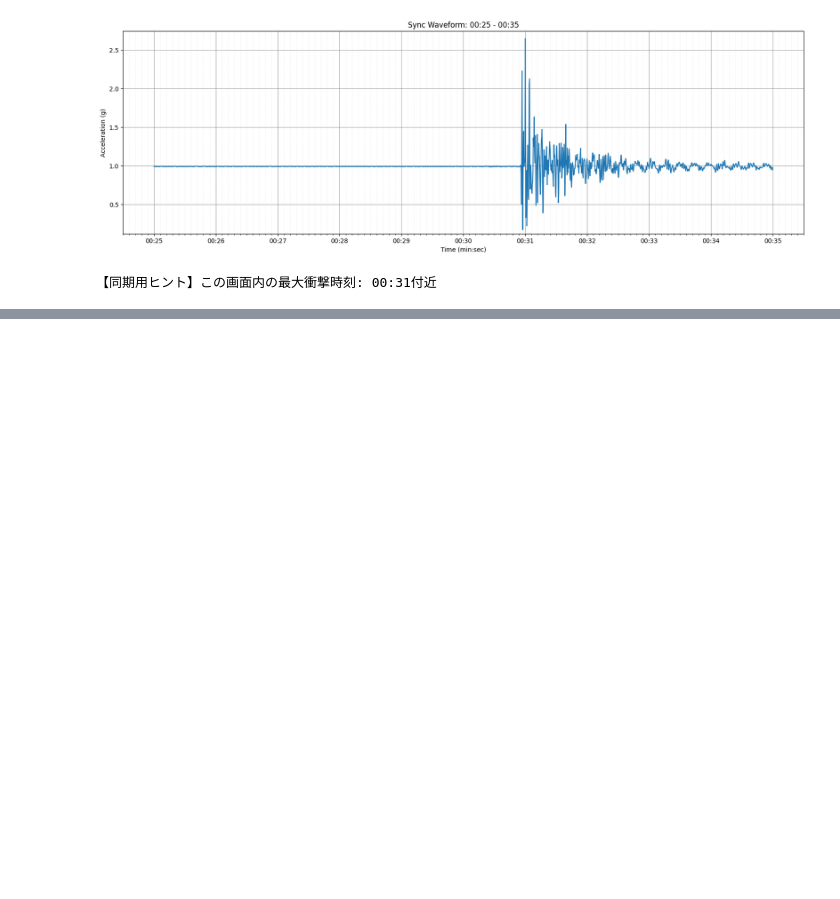
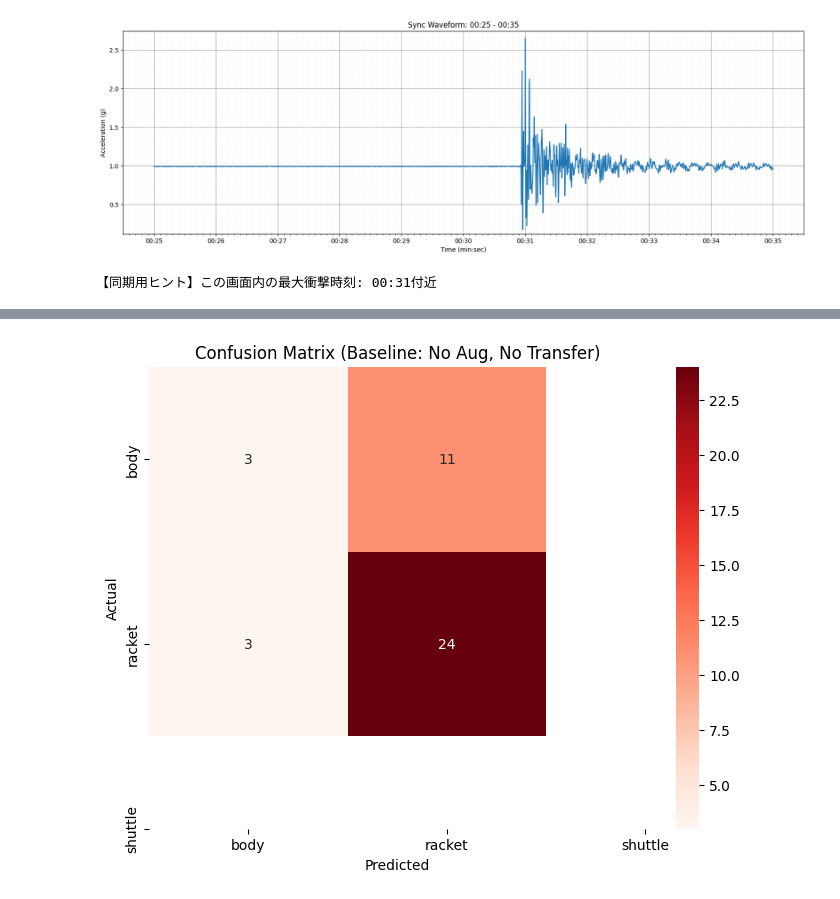
Before and after one commit to zkc1031/BadmintonNetTouch, a Jupyter notebook: notebooks/main_workflow.ipynb, the cells around one changed output, grey strips where cells are left out. Drawn from its saved outputs; the diff is of its cells as text; code cells hidden in the pictures; blank space fills up the shorter version.

```diff
--- a/notebooks/main_workflow.ipynb
+++ b/notebooks/main_workflow.ipynb
@@ -1072,0 +1114,71 @@ print("スペクトログラムの生成が完了しました！ 'spectrograms'
+# %%
+import tensorflow as tf
+from tensorflow.keras import layers, models
+from sklearn.metrics import classification_report, confusion_matrix
+import numpy as np
+import seaborn as sns
+import matplotlib.pyplot as plt
+
+# --- 1. データセットの準備 (画像は作成済みのものを使用) ---
+IMG_SIZE = (128, 128)
+BATCH_SIZE = 8
+
+train_ds = tf.keras.utils.image_dataset_from_directory(
+    'spectrograms/train', image_size=IMG_SIZE, batch_size=BATCH_SIZE, label_mode='int')
+val_ds = tf.keras.utils.image_dataset_from_directory(
+    'spectrograms/test', image_size=IMG_SIZE, batch_size=BATCH_SIZE, label_mode='int', shuffle=False)
+
+class_names = train_ds.class_names
+
+# --- 2. モデル構築（転移学習なし・かさましなしのシンプルなCNN） ---
+# MobileNetを使わず、自分で一から層を積み上げます（スクラッチ）
+model_simple = models.Sequential([
+    layers.Input(shape=(128, 128, 3)),
+    layers.Rescaling(1./255), # 正規化のみ実施
+
+    # シンプルな畳み込み層の積み重ね
+    layers.Conv2D(32, (3, 3), activation='relu'),
+    layers.MaxPooling2D((2, 2)),
+    layers.Conv2D(64, (3, 3), activation='relu'),
+    layers.MaxPooling2D((2, 2)),
+    layers.Conv2D(64, (3, 3), activation='relu'),
+
+    layers.Flatten(),
+    layers.Dense(64, activation='relu'),
+    layers.Dense(len(class_names), activation='softmax') # 最終出力
+])
+
+model_simple.compile(
+    optimizer='adam',
+    loss='sparse_categorical_crossentropy',
+    metrics=['accuracy']
+)
+
+# --- 3. 学習 ---
+print("--- ベースラインモデルの学習開始 ---")
+history_simple = model_simple.fit(
+    train_ds,
+    validation_data=val_ds,
+    epochs=15
+)
+
+# --- 4. 評価 ---
+print("\n--- ベースラインモデルの評価レポート ---")
+y_true = np.concatenate([y for x, y in val_ds], axis=0)
+preds = model_simple.predict(val_ds)
+y_pred = np.argmax(preds, axis=1)
+
+present_indices = np.unique(np.concatenate([y_true, y_pred]))
+present_names = [class_names[i] for i in present_indices]
+
+print(classification_report(y_true, y_pred, labels=present_indices, target_names=present_names))
+
+# 比較用の混同行列
+cm = confusion_matrix(y_true, y_pred)
+plt.figure(figsize=(8, 6))
+sns.heatmap(cm, annot=True, fmt='d', cmap='Reds', xticklabels=class_names, yticklabels=class_names)
+plt.xlabel('Predicted')
+plt.ylabel('Actual')
+plt.title('Confusion Matrix (Baseline: No Aug, No Transfer)')
+plt.show()
+# %% [output]
@@ -1072,0 +1213 @@ print("スペクトログラムの生成が完了しました！ 'spectrograms'
+[figure, added]
```
Also changed, not shown: parts of 4 cells of this notebook.
